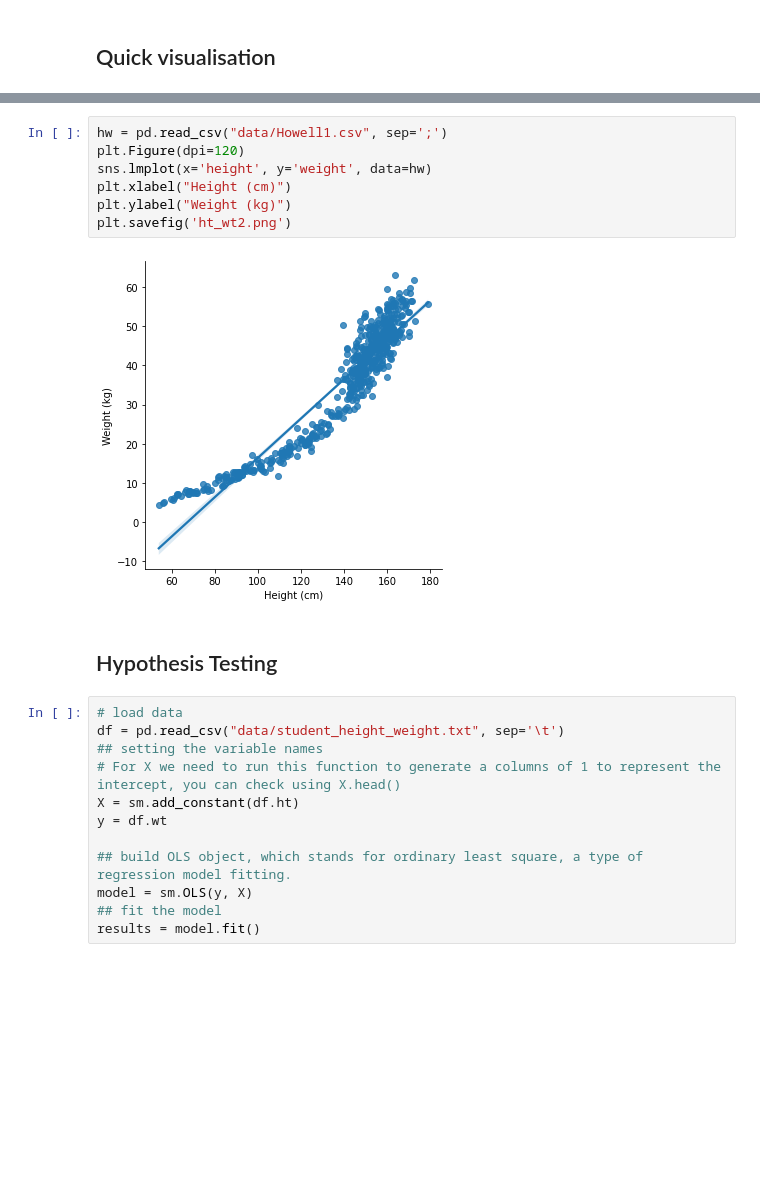
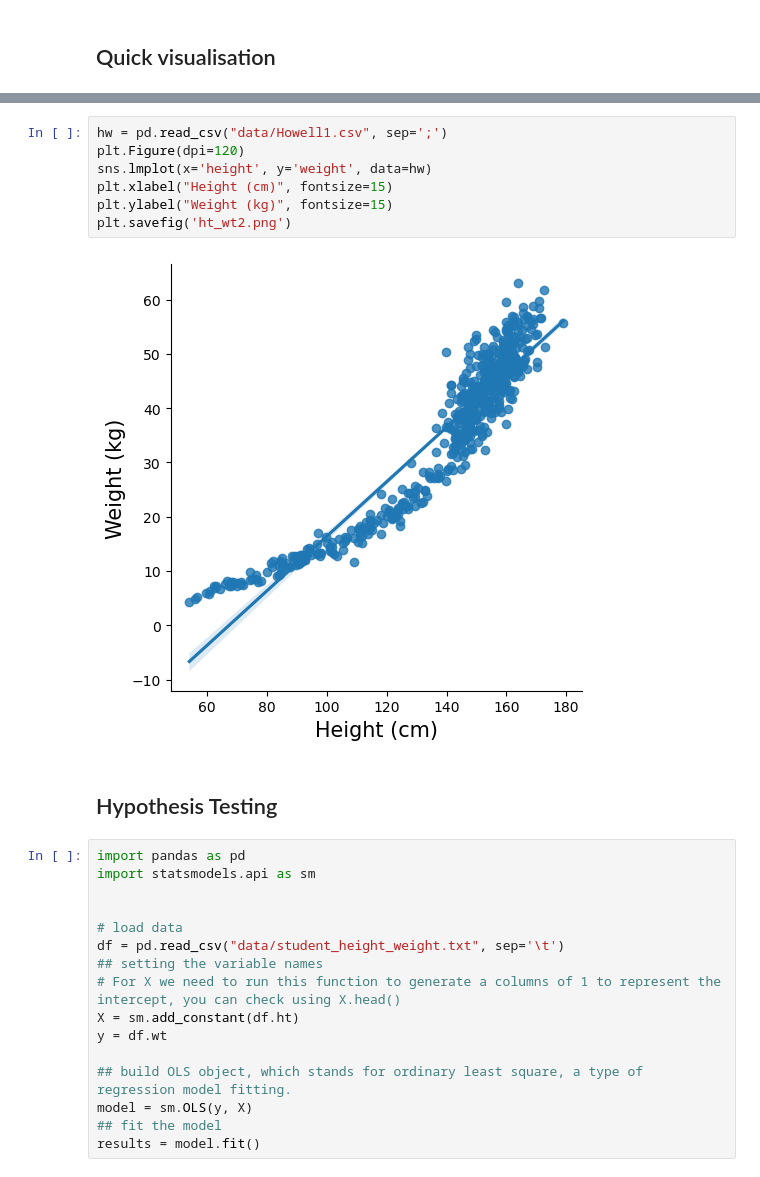
Before and after one commit to chuanfuyap/mini-ds-projects, a Jupyter notebook: linear-regression/regression-notes.ipynb, the cells around one changed output, grey strips where cells are left out. Saved outputs shown, nothing was run; the diff lists cells and outputs as text; blank space fills up the shorter version.

Commit message:
added image and notes

```diff
--- a/linear-regression/regression-notes.ipynb
+++ b/linear-regression/regression-notes.ipynb
@@ -22,15 +23,19 @@ plt.savefig('ht_wt1.png')
 # %%
 hw = pd.read_csv("data/Howell1.csv", sep=';')
 plt.Figure(dpi=120)
 sns.lmplot(x='height', y='weight', data=hw)
-plt.xlabel("Height (cm)")
-plt.ylabel("Weight (kg)")
+plt.xlabel("Height (cm)", fontsize=15)
+plt.ylabel("Weight (kg)", fontsize=15)
 plt.savefig('ht_wt2.png')
 # %% [output]
-[figure, old version]
+[figure, new version]
 # %% [markdown]
 ## Hypothesis Testing
 # %%
+import pandas as pd
+import statsmodels.api as sm
+
+
 # load data
 df = pd.read_csv("data/student_height_weight.txt", sep='\t')
 ## setting the variable names
```
Also changed, not shown: parts of 48 cells of this notebook, 1 other file.
